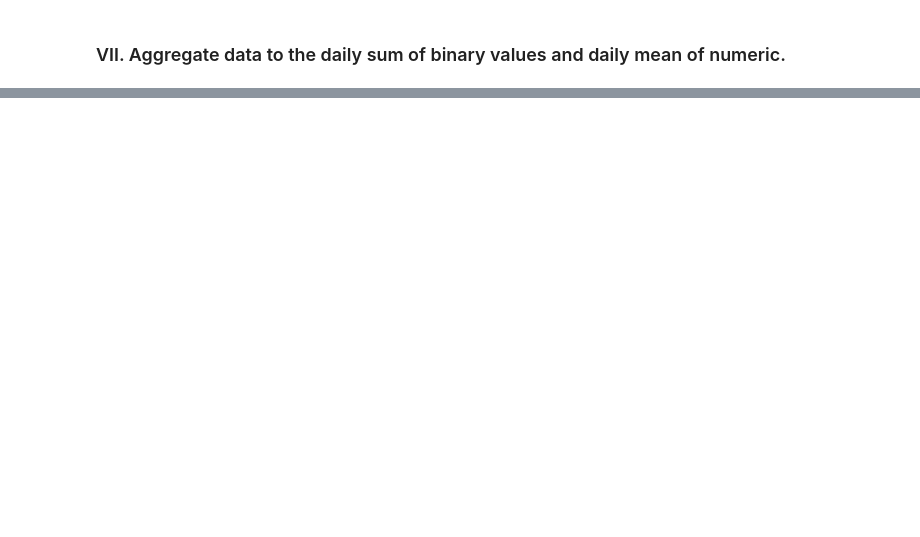
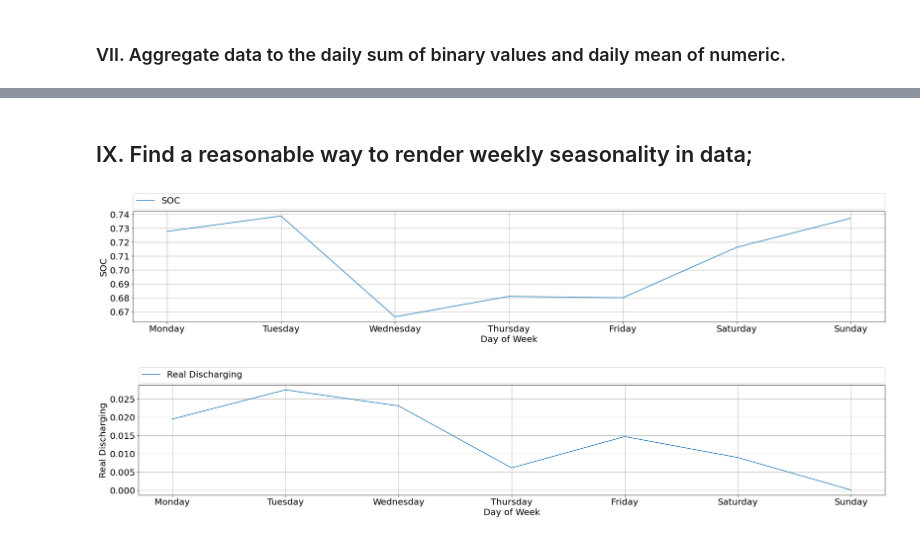
Before and after one commit to mbujdakova/BESS_BDP, a Jupyter notebook: BESS.ipynb, the cells around one changed output, grey strips where cells are left out. Drawn from its saved outputs; the diff is of its cells as text; code cells hidden in the pictures; blank space fills up the shorter version.

```diff
--- a/BESS.ipynb
+++ b/BESS.ipynb
@@ -813,0 +364,46 @@ plt.show
+# %% [markdown]
+## IX. Find a reasonable way to render weekly seasonality in data;
+# %%
+# Add a column for the day of the week
+data = df_filled
+# Add a column for the day of the week
+data['day_of_week'] = data.index.dayofweek
+
+# Create a dictionary to map the numerical values to the day names
+day_names = {0:'Monday', 1:'Tuesday', 2:'Wednesday', 3:'Thursday', 4:'Friday', 5:'Saturday', 6:'Sunday'}
+
+# Use the map method to replace the numerical values with the day names
+data['day_of_week'] = data['day_of_week'].map(day_names)
+
+# Group data by day of the week and calculate the mean
+weekday_mean = data.groupby('day_of_week').mean()
+
+# Reorder the index of the weekday_mean dataframe
+weekday_mean = weekday_mean.reindex(['Monday', 'Tuesday', 'Wednesday', 'Thursday', 'Friday', 'Saturday', 'Sunday'])
+
+# Plot the mean values by day of the week
+plt.figure(figsize=(30, 10))
+plt.subplot(211)
+plt.plot(weekday_mean.index, weekday_mean['SOC'])
+plt.xlabel('Day of Week', fontsize=20)
+plt.ylabel('SOC', fontsize=20)
+plt.grid()
+plt.legend(['SOC'], bbox_to_anchor=(0, 1.02, 1, 0.2), loc="lower left",
+                mode="expand", borderaxespad=0, ncol=5, fontsize=20)
+plt.xticks(fontsize=20)
+plt.yticks(fontsize=20)
+plt.show()
+plt.figure(figsize=(30, 10))
+plt.subplot(212)
+plt.plot(weekday_mean.index, weekday_mean['Real Discharging'])
+plt.xlabel('Day of Week', fontsize=20)
+plt.ylabel('Real Discharging', fontsize=20)
+plt.xticks(fontsize=20)
+plt.yticks(fontsize=20)
+plt.grid()
+plt.legend(['Real Discharging'], bbox_to_anchor=(0, 1.02, 1, 0.2), loc="lower left",
+                mode="expand", borderaxespad=0, ncol=5, fontsize=20)
+plt.show()
+# %% [output]
+[figure, added]
+[figure, added]
```
Also changed, not shown: parts of 88 cells of this notebook.
